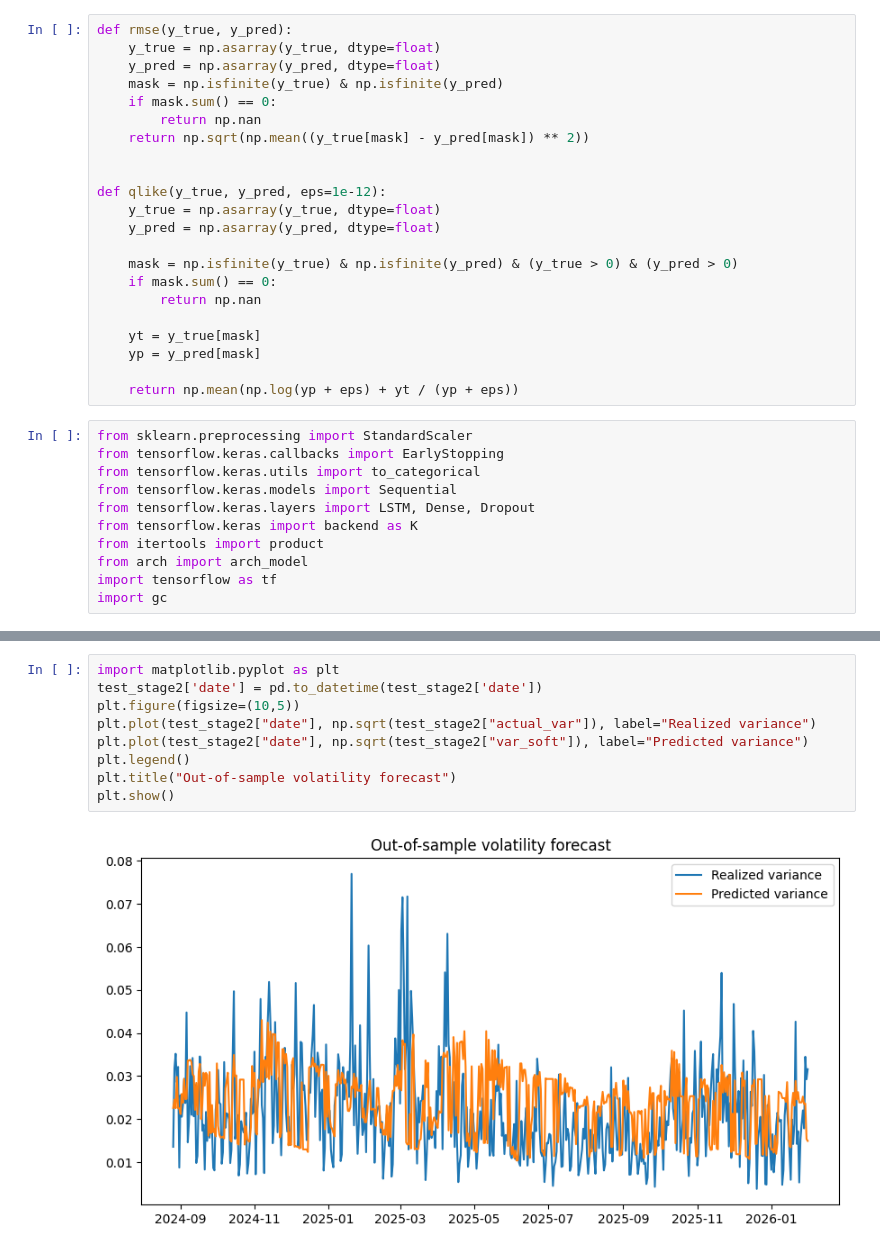
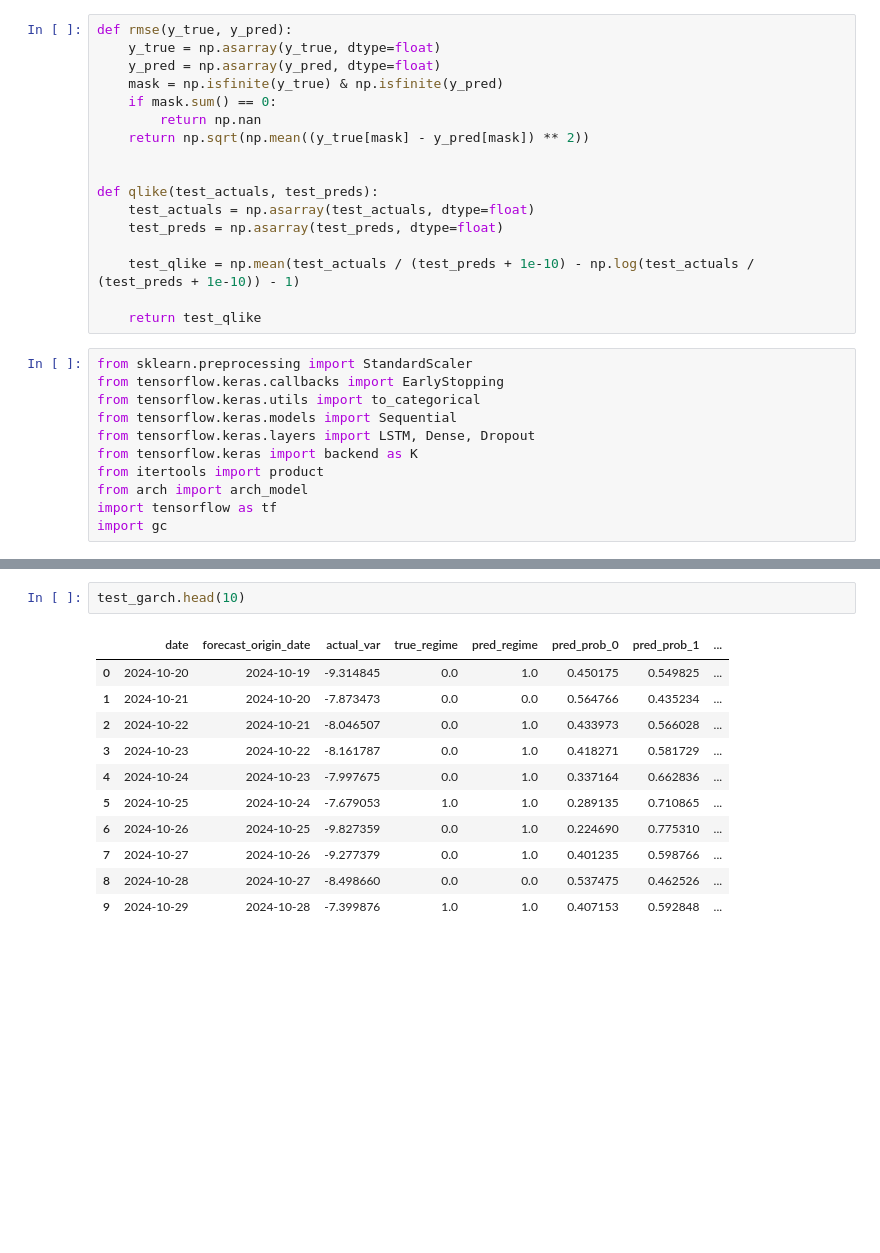
Before and after one commit to Therulow/DSE4211-GRP13, a Jupyter notebook: lstm-regimeaware/lstm_regime4.ipynb, the cells around one changed output, grey strips where cells are left out. Cells and saved outputs as stored; diff of their text form; blank space fills up the shorter version.

```diff
--- a/lstm-regimeaware/lstm_regime4.ipynb
+++ b/lstm-regimeaware/lstm_regime4.ipynb
@@ -499,18 +526,13 @@ def rmse(y_true, y_pred):
     return np.sqrt(np.mean((y_true[mask] - y_pred[mask]) ** 2))
 
 
-def qlike(y_true, y_pred, eps=1e-12):
-    y_true = np.asarray(y_true, dtype=float)
-    y_pred = np.asarray(y_pred, dtype=float)
+def qlike(test_actuals, test_preds):
+    test_actuals = np.asarray(test_actuals, dtype=float)
+    test_preds = np.asarray(test_preds, dtype=float)
 
-    mask = np.isfinite(y_true) & np.isfinite(y_pred) & (y_true > 0) & (y_pred > 0)
-    if mask.sum() == 0:
-        return np.nan
+    test_qlike = np.mean(test_actuals / (test_preds + 1e-10) - np.log(test_actuals / (test_preds + 1e-10)) - 1)
 
-    yt = y_true[mask]
-    yp = y_pred[mask]
-
-    return np.mean(np.log(yp + eps) + yt / (yp + eps))
+    return test_qlike
 # %%
 from sklearn.preprocessing import StandardScaler
 from tensorflow.keras.callbacks import EarlyStopping
@@ -870,11 +1030,14 @@ plt.show()
-# %%
-import matplotlib.pyplot as plt
-test_stage2['date'] = pd.to_datetime(test_stage2['date'])
-plt.figure(figsize=(10,5))
-plt.plot(test_stage2["date"], np.sqrt(test_stage2["actual_var"]), label="Realized variance")
-plt.plot(test_stage2["date"], np.sqrt(test_stage2["var_soft"]), label="Predicted variance")
-plt.legend()
-plt.title("Out-of-sample volatility forecast")
-plt.show()
-# %% [output]
-[figure, removed]
+# %%
+test_garch.head(10)
+# %% [output]
+|  | date | forecast_origin_date | actual_var | true_regime | pred_regime | pred_prob_0 | pred_prob_1 | ... |
+| 0 | 2024-10-20 | 2024-10-19 | -9.314845 | 0.0 | 1.0 | 0.450175 | 0.549825 | ... |
+| 1 | 2024-10-21 | 2024-10-20 | -7.873473 | 0.0 | 0.0 | 0.564766 | 0.435234 | ... |
+| 2 | 2024-10-22 | 2024-10-21 | -8.046507 | 0.0 | 1.0 | 0.433973 | 0.566028 | ... |
+| 3 | 2024-10-23 | 2024-10-22 | -8.161787 | 0.0 | 1.0 | 0.418271 | 0.581729 | ... |
+| 4 | 2024-10-24 | 2024-10-23 | -7.997675 | 0.0 | 1.0 | 0.337164 | 0.662836 | ... |
+| 5 | 2024-10-25 | 2024-10-24 | -7.679053 | 1.0 | 1.0 | 0.289135 | 0.710865 | ... |
+| 6 | 2024-10-26 | 2024-10-25 | -9.827359 | 0.0 | 1.0 | 0.224690 | 0.775310 | ... |
+| 7 | 2024-10-27 | 2024-10-26 | -9.277379 | 0.0 | 1.0 | 0.401235 | 0.598766 | ... |
+| 8 | 2024-10-28 | 2024-10-27 | -8.498660 | 0.0 | 0.0 | 0.537475 | 0.462526 | ... |
+| 9 | 2024-10-29 | 2024-10-28 | -7.399876 | 1.0 | 1.0 | 0.407153 | 0.592848 | ... |
```
Also changed, not shown: parts of 30 cells of this notebook, 1 other file.
